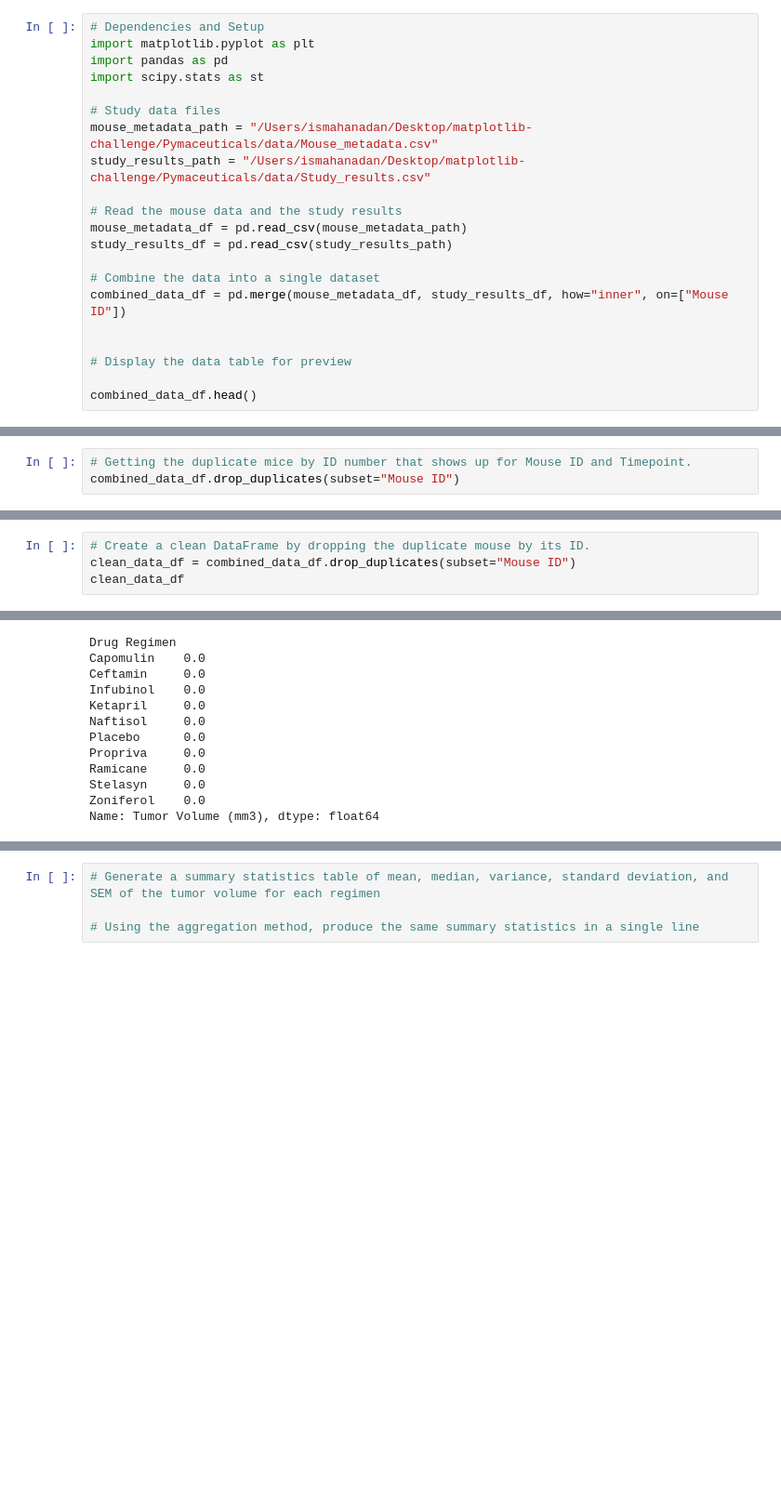
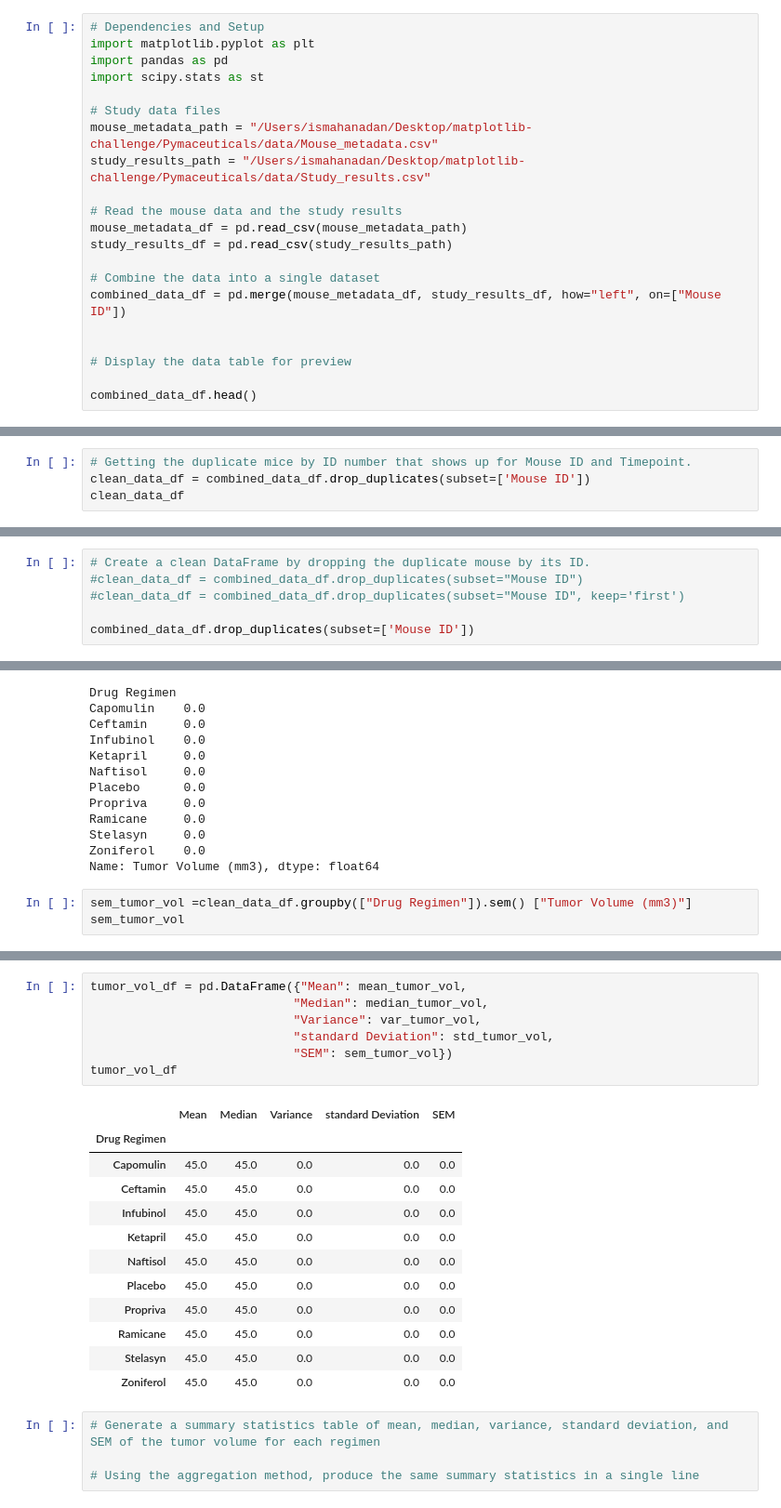
Before and after one commit to ismahanadan/matplotlib-challenge, a Jupyter notebook: Pymaceuticals/pymaceuticals_starter.ipynb, the cells around one changed output, grey strips where cells are left out. Shown at 93% size. Drawn from its saved outputs; the diff is of its cells as text; blank space fills up the shorter version.

```diff
--- a/Pymaceuticals/pymaceuticals_starter.ipynb
+++ b/Pymaceuticals/pymaceuticals_starter.ipynb
@@ -15,7 +15,7 @@ mouse_metadata_df = pd.read_csv(mouse_metadata_path)
 study_results_df = pd.read_csv(study_results_path)
 
 # Combine the data into a single dataset
-combined_data_df = pd.merge(mouse_metadata_df, study_results_df, how="inner", on=["Mouse ID"])
+combined_data_df = pd.merge(mouse_metadata_df, study_results_df, how="left", on=["Mouse ID"])
 
 
 # Display the data table for preview
@@ -36,7 +36,8 @@ num_mice
 1893
 # %%
 # Getting the duplicate mice by ID number that shows up for Mouse ID and Timepoint.
-combined_data_df.drop_duplicates(subset="Mouse ID")
+clean_data_df = combined_data_df.drop_duplicates(subset=['Mouse ID'])
+clean_data_df
 # %% [output]
 |  | Mouse ID | Drug Regimen | Sex | Age_months | Weight (g) | Timepoint | Tumor Volume (mm3) | ... |
 | 0 | k403 | Ramicane | Male | 21 | 16 | 0 | 45.0 | ... |
@@ -55,8 +65,10 @@ combined_data_df.drop_duplicates(subset="Mouse ID")
 # Optional: Get all the data for the duplicate mouse ID.
 # %%
 # Create a clean DataFrame by dropping the duplicate mouse by its ID.
-clean_data_df = combined_data_df.drop_duplicates(subset="Mouse ID")
-clean_data_df
+#clean_data_df = combined_data_df.drop_duplicates(subset="Mouse ID")
+#clean_data_df = combined_data_df.drop_duplicates(subset="Mouse ID", keep='first')
+
+combined_data_df.drop_duplicates(subset=['Mouse ID'])
 # %% [output]
 |  | Mouse ID | Drug Regimen | Sex | Age_months | Weight (g) | Timepoint | Tumor Volume (mm3) | ... |
 | 0 | k403 | Ramicane | Male | 21 | 16 | 0 | 45.0 | ... |
@@ -154,3 +173,6 @@ Ramicane     0.0
 Stelasyn     0.0
 Zoniferol    0.0
 Name: Tumor Volume (mm3), dtype: float64
+# %%
+sem_tumor_vol =clean_data_df.groupby(["Drug Regimen"]).sem() ["Tumor Volume (mm3)"]
+sem_tumor_vol
@@ -157,3 +192,23 @@ Name: Tumor Volume (mm3), dtype: float64
+# %%
+tumor_vol_df = pd.DataFrame({"Mean": mean_tumor_vol,
+                            "Median": median_tumor_vol,
+                            "Variance": var_tumor_vol,
+                            "standard Deviation": std_tumor_vol,
+                            "SEM": sem_tumor_vol})
+tumor_vol_df
+# %% [output]
+|  | Mean | Median | Variance | standard Deviation | SEM |
+| Drug Regimen |  |  |  |  |  |
+| Capomulin | 45.0 | 45.0 | 0.0 | 0.0 | 0.0 |
+| Ceftamin | 45.0 | 45.0 | 0.0 | 0.0 | 0.0 |
+| Infubinol | 45.0 | 45.0 | 0.0 | 0.0 | 0.0 |
+| Ketapril | 45.0 | 45.0 | 0.0 | 0.0 | 0.0 |
+| Naftisol | 45.0 | 45.0 | 0.0 | 0.0 | 0.0 |
+| Placebo | 45.0 | 45.0 | 0.0 | 0.0 | 0.0 |
+| Propriva | 45.0 | 45.0 | 0.0 | 0.0 | 0.0 |
+| Ramicane | 45.0 | 45.0 | 0.0 | 0.0 | 0.0 |
+| Stelasyn | 45.0 | 45.0 | 0.0 | 0.0 | 0.0 |
+| Zoniferol | 45.0 | 45.0 | 0.0 | 0.0 | 0.0 |
 # %%
 # Generate a summary statistics table of mean, median, variance, standard deviation, and SEM of the tumor volume for each regimen
 
```
Also changed, not shown: parts of 3 cells of this notebook.
